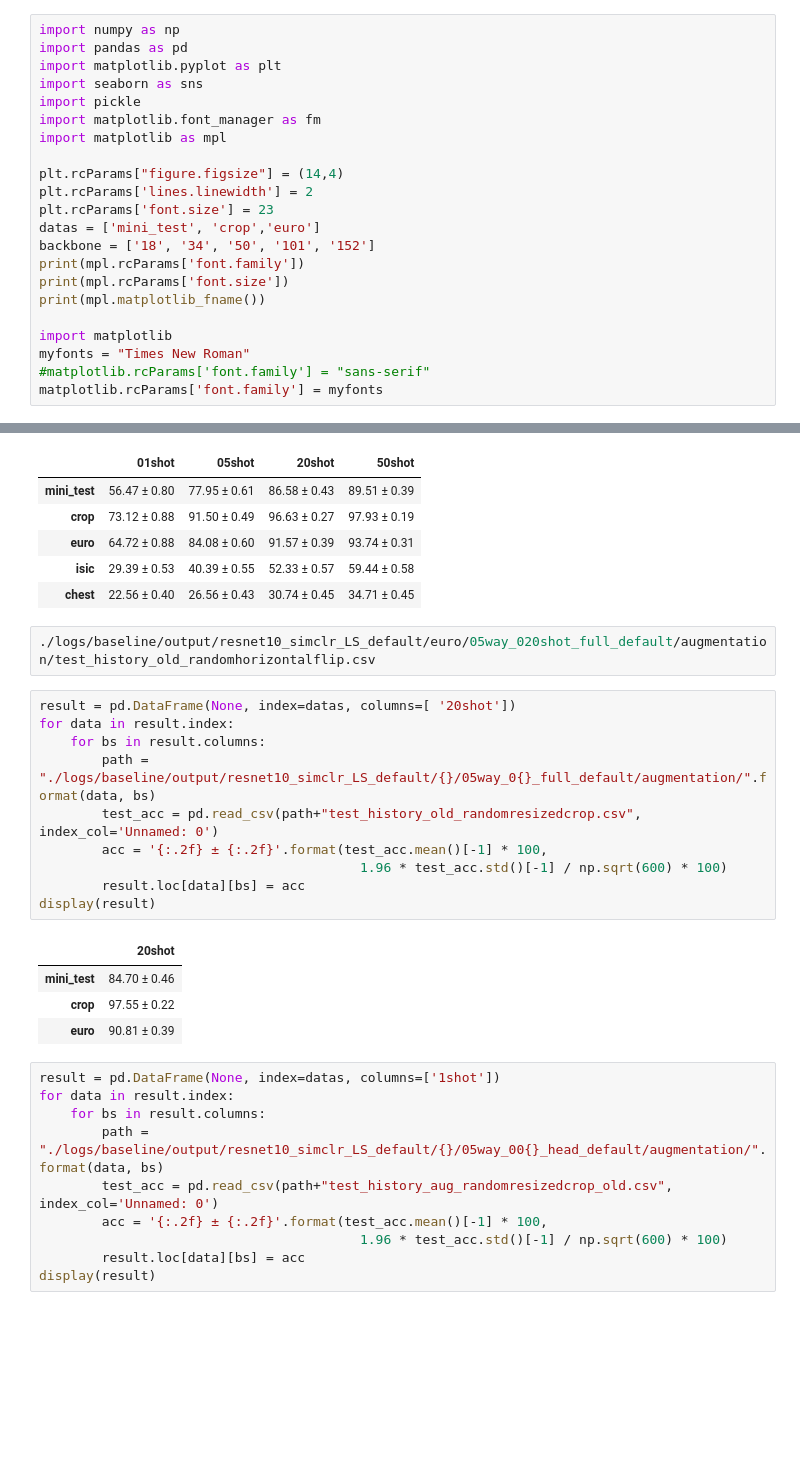
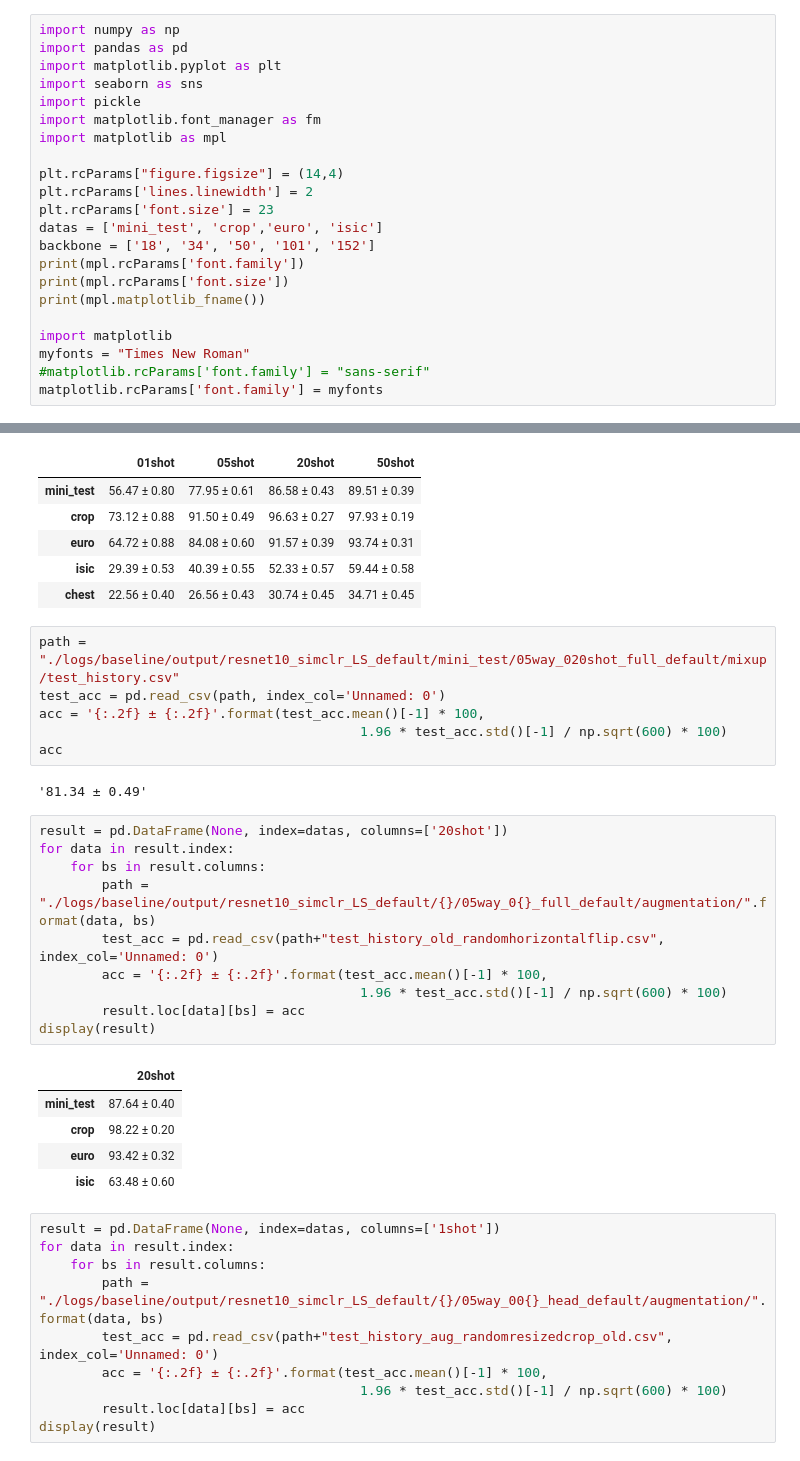
Before and after one commit to kimyuji/Fine-tune-with-Few-Samples, a Jupyter notebook: check_acc.ipynb, the cells around one changed output, grey strips where cells are left out. Saved outputs shown, nothing was run; the diff lists cells and outputs as text; blank space fills up the shorter version.

```diff
--- a/check_acc.ipynb
+++ b/check_acc.ipynb
@@ -15,7 +15,7 @@ import matplotlib as mpl
 plt.rcParams["figure.figsize"] = (14,4)
 plt.rcParams['lines.linewidth'] = 2
 plt.rcParams['font.size'] = 23
-datas = ['mini_test', 'crop','euro']
+datas = ['mini_test', 'crop','euro', 'isic']
 backbone = ['18', '34', '50', '101', '152']
 print(mpl.rcParams['font.family'])
 print(mpl.rcParams['font.size'])
@@ -49,22 +49,29 @@ display(result)
 | isic | 29.39 ± 0.53 | 40.39 ± 0.55 | 52.33 ± 0.57 | 59.44 ± 0.58 |
 | chest | 22.56 ± 0.40 | 26.56 ± 0.43 | 30.74 ± 0.45 | 34.71 ± 0.45 |
 # %%
-./logs/baseline/output/resnet10_simclr_LS_default/euro/05way_020shot_full_default/augmentation/test_history_old_randomhorizontalflip.csv
+path = "./logs/baseline/output/resnet10_simclr_LS_default/mini_test/05way_020shot_full_default/mixup/test_history.csv"
+test_acc = pd.read_csv(path, index_col='Unnamed: 0')
+acc = '{:.2f} ± {:.2f}'.format(test_acc.mean()[-1] * 100,
+                                         1.96 * test_acc.std()[-1] / np.sqrt(600) * 100)
+acc
+# %% [output]
+'81.34 ± 0.49'
 # %%
-result = pd.DataFrame(None, index=datas, columns=[ '20shot'])
+result = pd.DataFrame(None, index=datas, columns=['20shot'])
 for data in result.index:
     for bs in result.columns:
         path = "./logs/baseline/output/resnet10_simclr_LS_default/{}/05way_0{}_full_default/augmentation/".format(data, bs)
-        test_acc = pd.read_csv(path+"test_history_old_randomresizedcrop.csv", index_col='Unnamed: 0')
+        test_acc = pd.read_csv(path+"test_history_old_randomhorizontalflip.csv", index_col='Unnamed: 0')
         acc = '{:.2f} ± {:.2f}'.format(test_acc.mean()[-1] * 100,
                                          1.96 * test_acc.std()[-1] / np.sqrt(600) * 100)
         result.loc[data][bs] = acc
 display(result)
 # %% [output]
 |  | 20shot |
-| mini_test | 84.70 ± 0.46 |
-| crop | 97.55 ± 0.22 |
-| euro | 90.81 ± 0.39 |
+| mini_test | 87.64 ± 0.40 |
+| crop | 98.22 ± 0.20 |
+| euro | 93.42 ± 0.32 |
+| isic | 63.48 ± 0.60 |
 # %%
 result = pd.DataFrame(None, index=datas, columns=['1shot'])
 for data in result.index:
```
Also changed, not shown: 12 other files.
